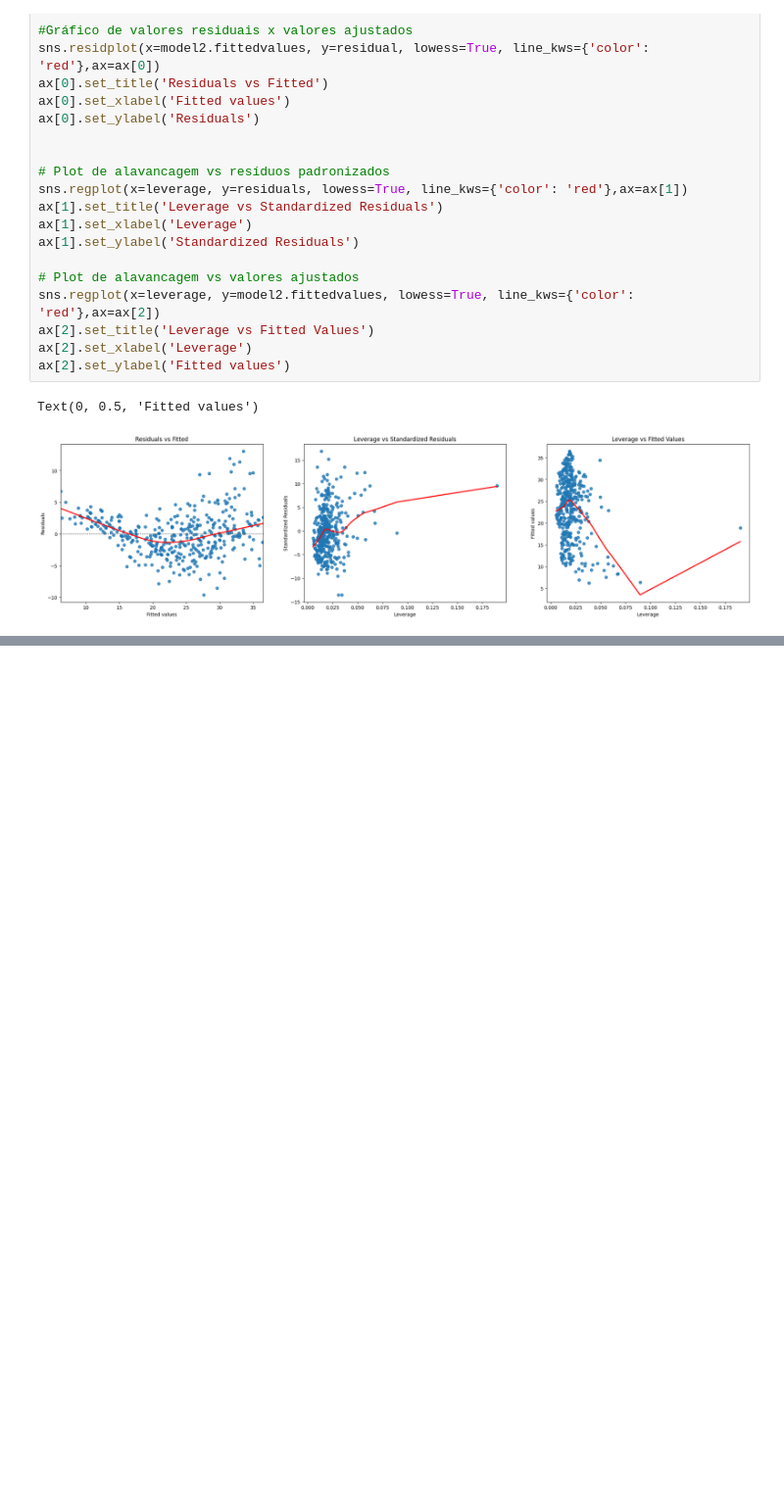
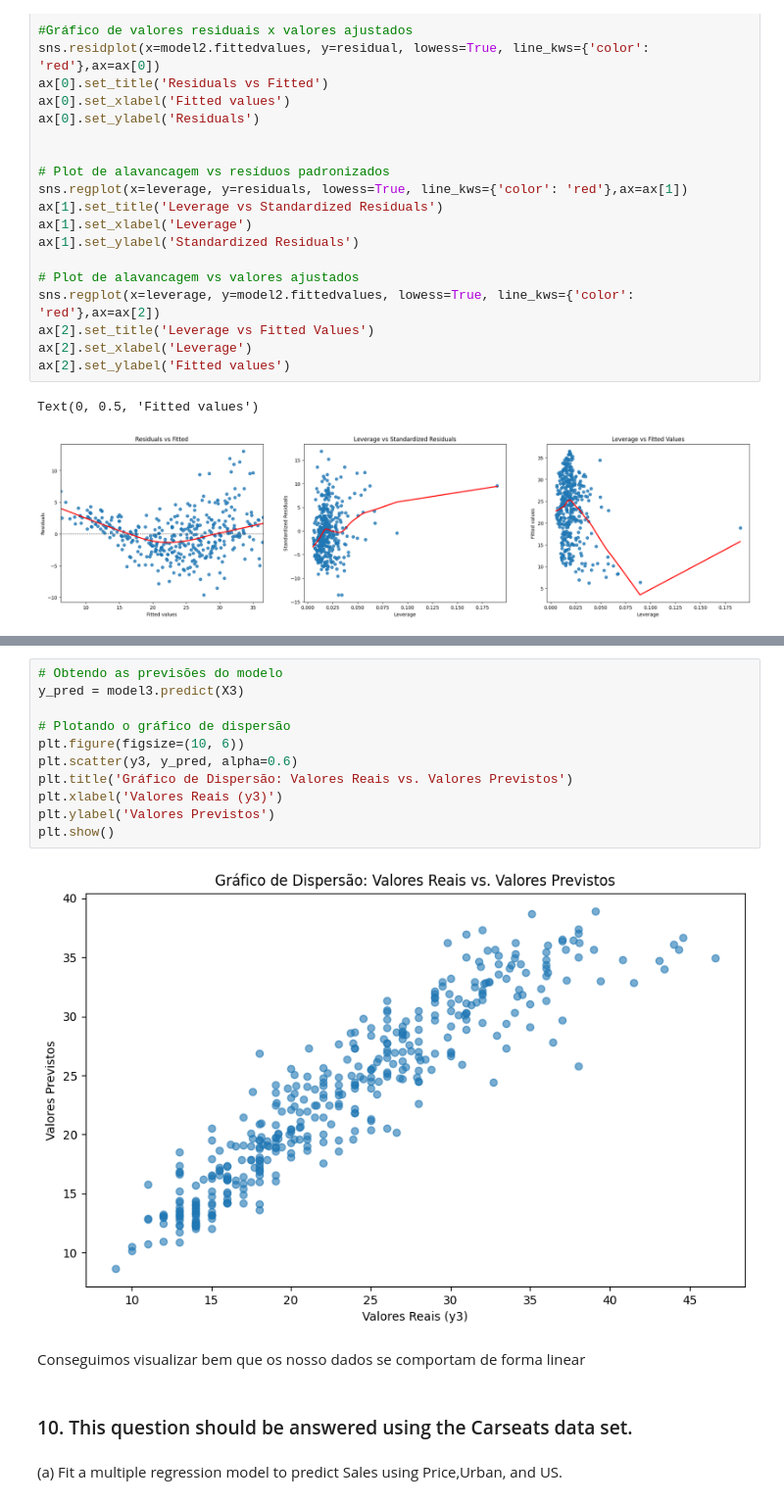
Before and after one commit to eduardamota/data-science-isl, a Jupyter notebook: 3-linear-regression/exercises-regressao-linear.ipynb, the cells around one changed output, grey strips where cells are left out. Shown at 98% size. Drawn from its saved outputs; the diff is of its cells as text; blank space fills up the shorter version.

```diff
--- a/3-linear-regression/exercises-regressao-linear.ipynb
+++ b/3-linear-regression/exercises-regressao-linear.ipynb
@@ -383,0 +411,19 @@ summarize(model3)
+# %%
+# Obtendo as previsões do modelo
+y_pred = model3.predict(X3)
+
+# Plotando o gráfico de dispersão
+plt.figure(figsize=(10, 6))
+plt.scatter(y3, y_pred, alpha=0.6)
+plt.title('Gráfico de Dispersão: Valores Reais vs. Valores Previstos')
+plt.xlabel('Valores Reais (y3)')
+plt.ylabel('Valores Previstos')
+plt.show()
+# %% [output]
+[figure, added]
+# %% [markdown]
+Conseguimos visualizar bem que os nosso dados se comportam de forma linear
+# %% [markdown]
+### 10. This question should be answered using the Carseats data set.
+# %% [markdown]
+(a) Fit a multiple regression model to predict Sales using Price,Urban, and US.
```
Also changed, not shown: parts of 59 cells of this notebook.
